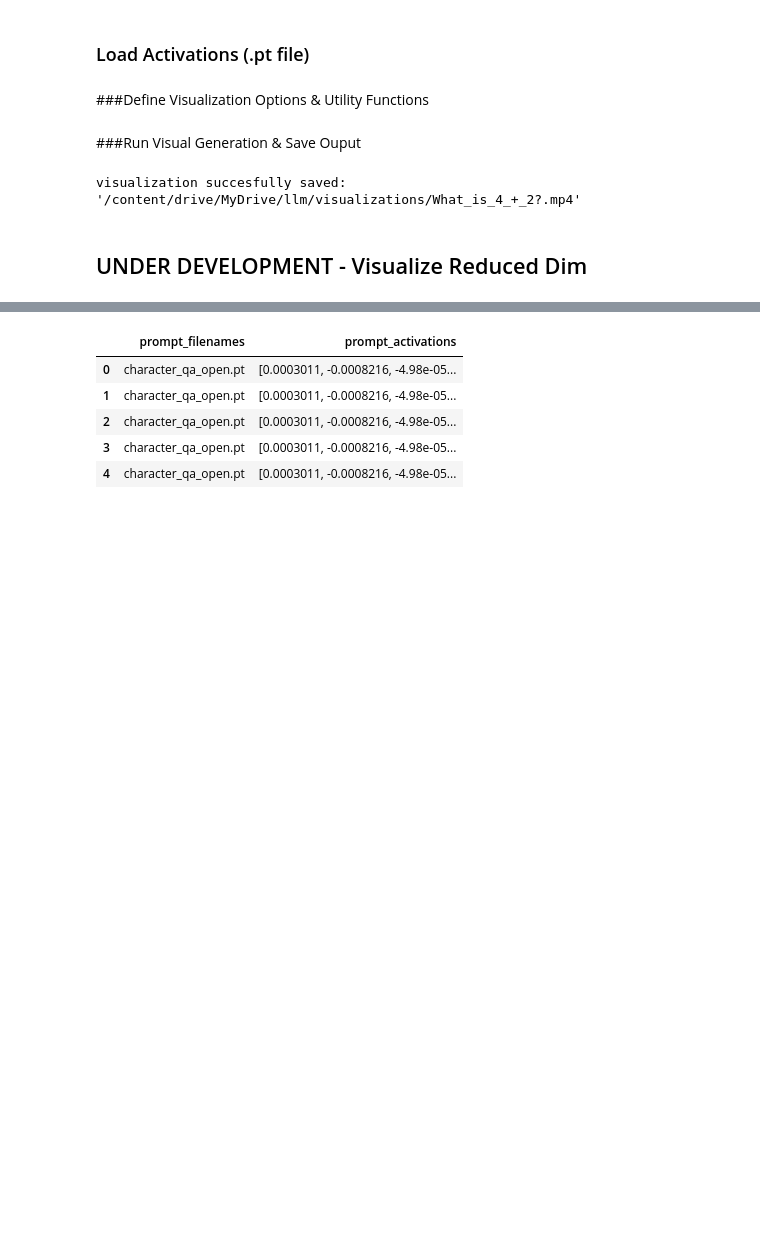
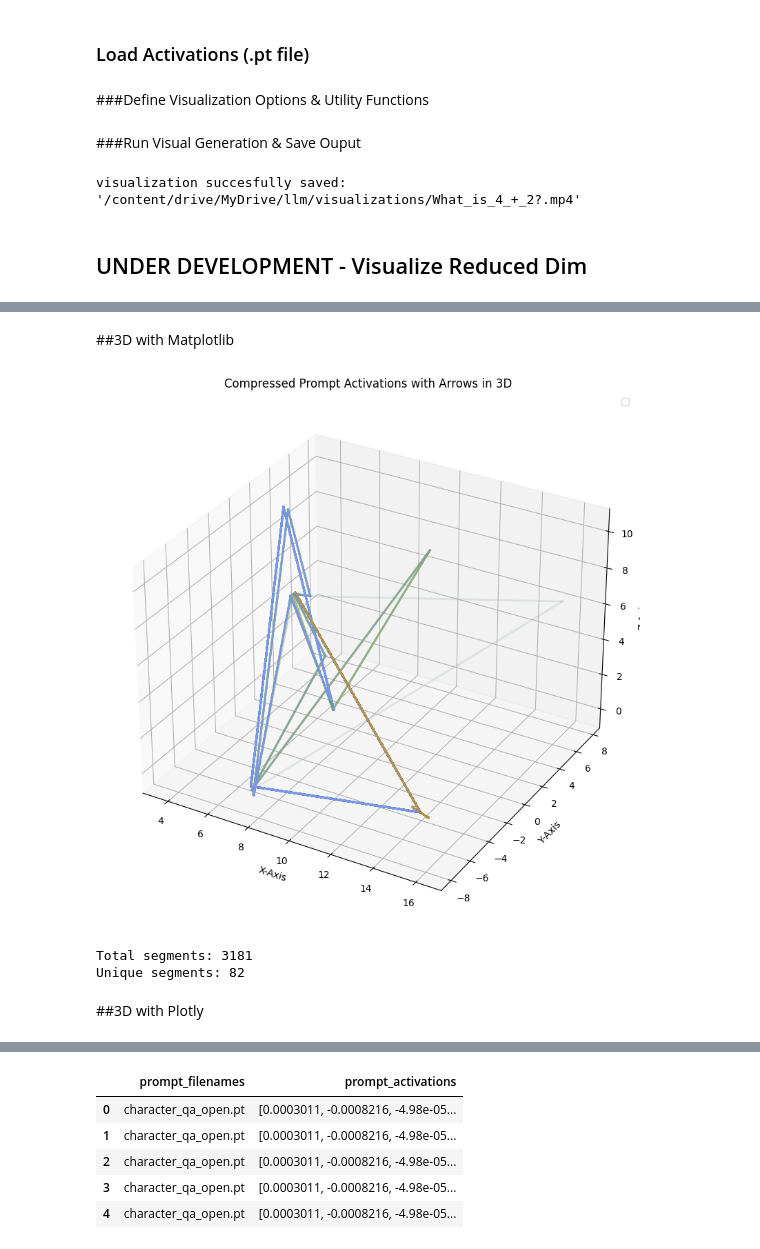
Before and after one commit to mitmedialab/Society-of-Neurons, a Jupyter notebook: Notebooks/ActivationsToVisual.ipynb, the cells around one changed output, grey strips where cells are left out. Saved outputs shown, nothing was run; the diff lists cells and outputs as text; code cells hidden in the pictures; blank space fills up the shorter version.

```diff
--- a/Notebooks/ActivationsToVisual.ipynb
+++ b/Notebooks/ActivationsToVisual.ipynb
@@ -264,0 +410,76 @@ Question_142_character_qa_open.pt
+# %%
+reducer_3d = umap.UMAP(n_components=3, n_neighbors=2)
+umap_result_3d = reducer_3d.fit_transform(activations)
+# %%
+compressed_all_prompt_activations_3d = []
+
+start_idx=0
+for prompt in all_prompt_activations:
+  tokens = len(prompt)
+  compressed_prompt_3d = umap_result_3d[start_idx:tokens]
+  compressed_all_prompt_activations_3d.append(compressed_prompt_3d)
+# %% [markdown]
+##3D with Matplotlib
+# %%
+%matplotlib inline
+
+import matplotlib.pyplot as plt
+import seaborn as sns
+import numpy as np
+from mpl_toolkits.mplot3d import Axes3D
+import mplcursors
+
+def generate_color_map(unique_elements, alpha=0.1):
+    color_palette = sns.color_palette('husl', len(unique_elements))
+    color_map = {key: (r, g, b, alpha) for key, (r, g, b) in zip(unique_elements, color_palette)}
+    return color_map
+
+unique_filenames = set(all_prompt_filenames)
+color_map = generate_color_map(unique_filenames)
+
+# Set the plot size and resolution
+fig = plt.figure(figsize=(15, 10), dpi=100)
+ax = fig.add_subplot(111, projection='3d')
+
+# Initialize the counters
+segment_count = 0
+unique_segments = set()
+
+# Draw the arrows with thickness and opacity
+for i, (filename, line) in enumerate(zip(all_prompt_filenames, compressed_all_prompt_activations_3d)):
+    for j in range(len(line) - 1):
+        start_x, start_y, start_z = line[j]
+        end_x, end_y, end_z = line[j+1]
+        segment_count += 1
+        unique_segments.add((filename, (start_x, start_y, start_z), (end_x, end_y, end_z)))
+        ax.plot([start_x, end_x], [start_y, end_y], [start_z, end_z], color=color_map[filename], linewidth=2)
+
+        if j == len(line) - 2:
+            arrow_length = 0.5
+            arrow_dx = (end_x - start_x) / np.linalg.norm([end_x - start_x, end_y - start_y, end_z - start_z]) * arrow_length
+            arrow_dy = (end_y - start_y) / np.linalg.norm([end_x - start_x, end_y - start_y, end_z - start_z]) * arrow_length
+            arrow_dz = (end_z - start_z) / np.linalg.norm([end_x - start_x, end_y - start_y, end_z - start_z]) * arrow_length
+
+            ax.quiver(start_x, start_y, start_z, arrow_dx, arrow_dy, arrow_dz, color=color_map[filename], length=arrow_length, normalize=True)
+
+ax.set_xlabel('X-Axis')
+ax.set_ylabel('Y-Axis')
+ax.set_zlabel('Z-Axis')
+plt.title('Compressed Prompt Activations with Arrows in 3D')
+
+# Add legend and remove duplicates
+handles, labels = ax.get_legend_handles_labels()
+by_label = dict(zip(labels, handles))
+ax.legend(by_label.values(), by_label.keys())
+
+plt.show()
+
+# Print the segment counts
+print(f"Total segments: {segment_count}")
+print(f"Unique segments: {len(unique_segments)}")
+# %% [output]
+[figure, added]
+Total segments: 3181
+Unique segments: 82
+# %% [markdown]
+##3D with Plotly
```
Also changed, not shown: parts of 22 cells of this notebook.
